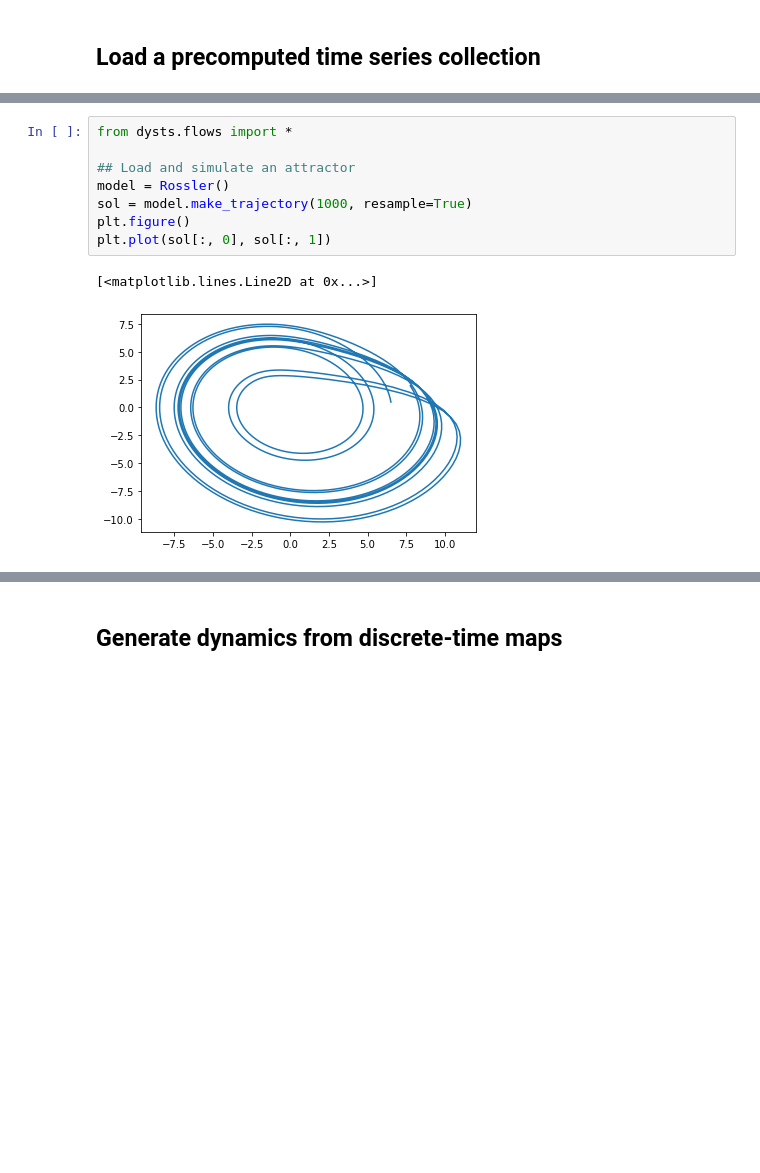
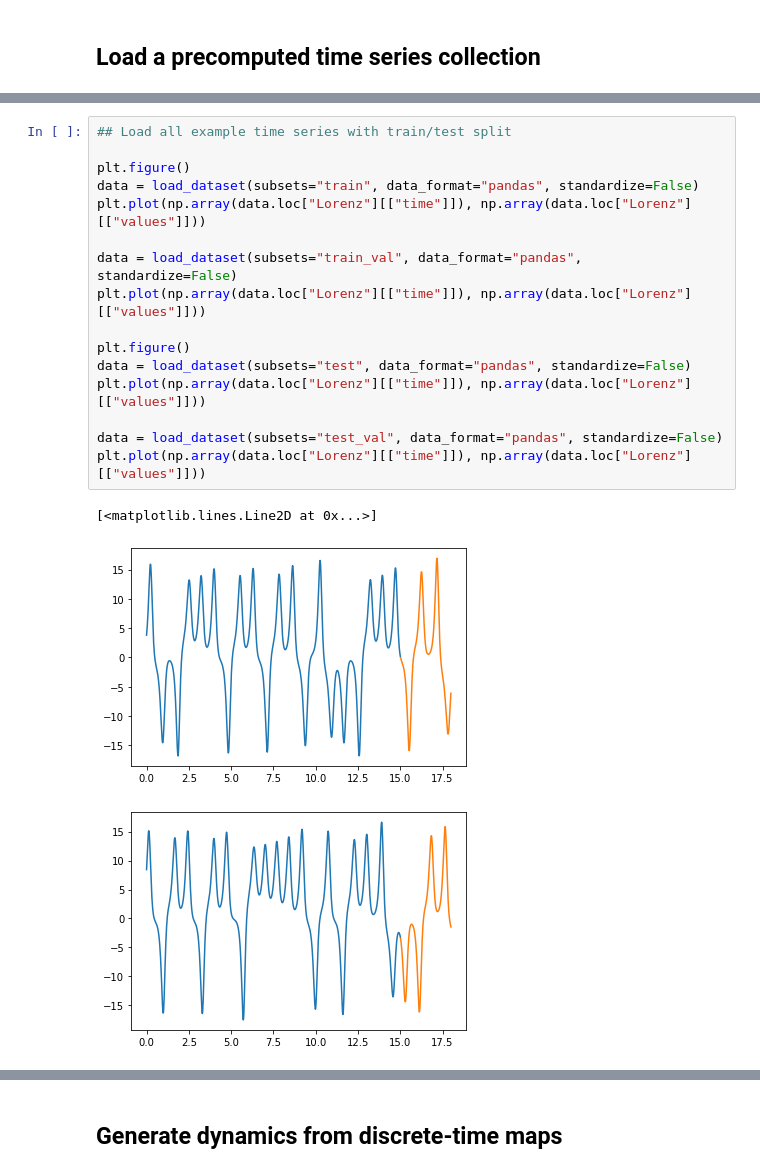
Before and after one commit to williamgilpin/dysts, a Jupyter notebook: demos.ipynb, the cells around one changed output, grey strips where cells are left out. Cells and saved outputs as stored; diff of their text form; blank space fills up the shorter version.

```diff
--- a/demos.ipynb
+++ b/demos.ipynb
@@ -45,11 +53,20 @@ plt.imshow(data[:, :300])
-# %%
-from dysts.flows import *
-
-## Load and simulate an attractor
-model = Rossler()
-sol = model.make_trajectory(1000, resample=True)
-plt.figure()
-plt.plot(sol[:, 0], sol[:, 1])
-# %% [output]
-[<matplotlib.lines.Line2D at 0x...>]
-[figure, removed]
+# %%
+## Load all example time series with train/test split
+
+plt.figure()
+data = load_dataset(subsets="train", data_format="pandas", standardize=False)
+plt.plot(np.array(data.loc["Lorenz"][["time"]]), np.array(data.loc["Lorenz"][["values"]]))
+
+data = load_dataset(subsets="train_val", data_format="pandas", standardize=False)
+plt.plot(np.array(data.loc["Lorenz"][["time"]]), np.array(data.loc["Lorenz"][["values"]]))
+
+plt.figure()
+data = load_dataset(subsets="test", data_format="pandas", standardize=False)
+plt.plot(np.array(data.loc["Lorenz"][["time"]]), np.array(data.loc["Lorenz"][["values"]]))
+
+data = load_dataset(subsets="test_val", data_format="pandas", standardize=False)
+plt.plot(np.array(data.loc["Lorenz"][["time"]]), np.array(data.loc["Lorenz"][["values"]]))
+# %% [output]
+[<matplotlib.lines.Line2D at 0x...>]
+[figure, added]
+[figure, added]
```
Also changed, not shown: parts of 6 cells of this notebook, 11 other files.
